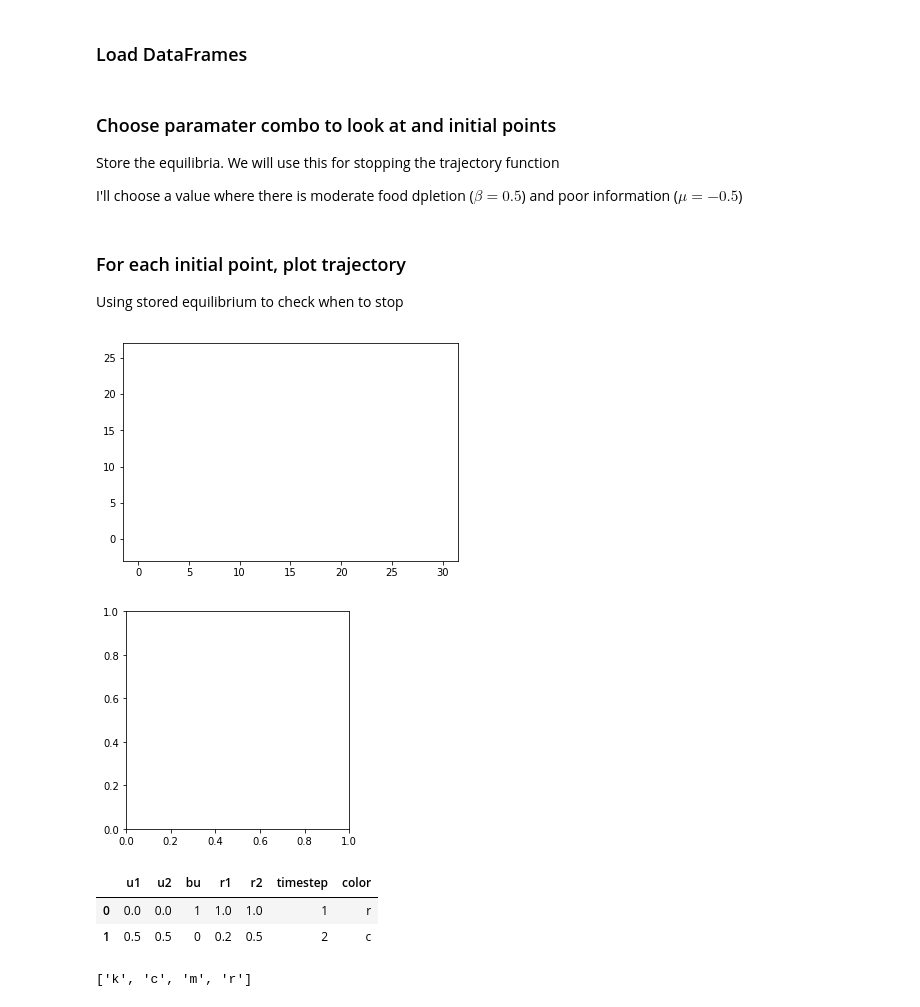
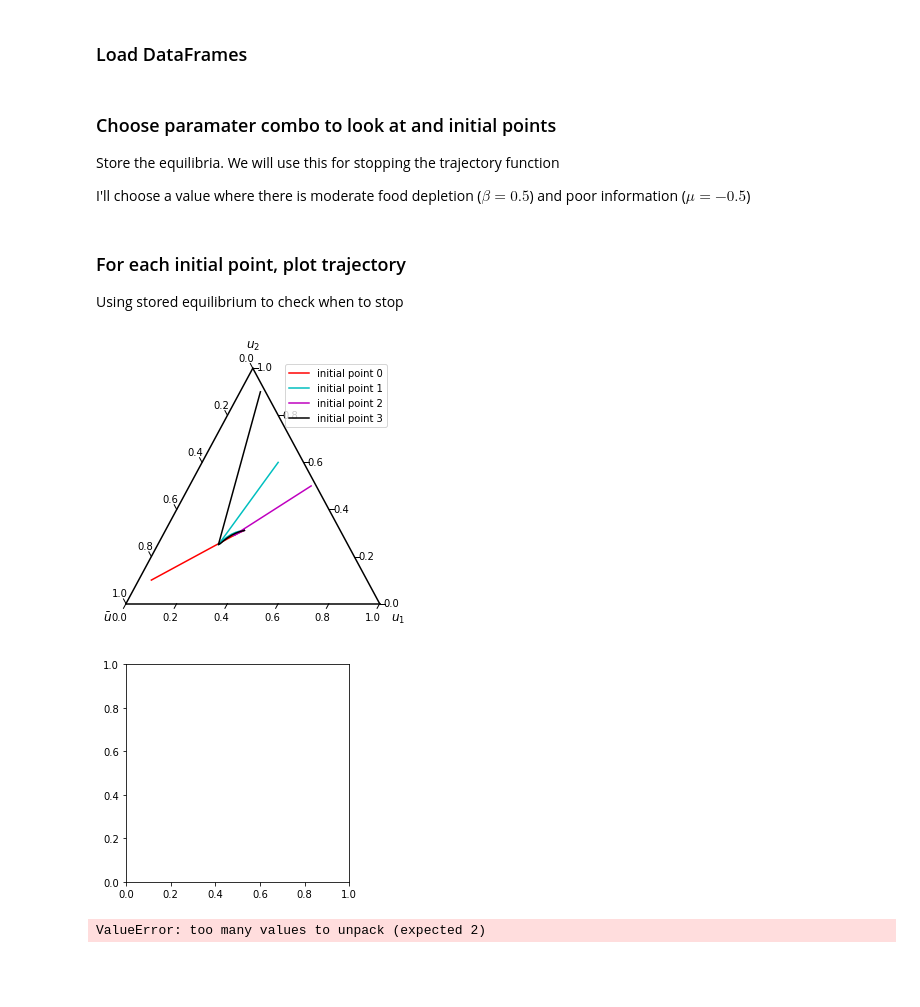
Before and after one commit to taliaborofsky/NumSol-Conformism, a Jupyter notebook: Trajectories.ipynb, the cells around one changed output. Drawn from its saved outputs; the diff is of its cells as text; code cells hidden in the pictures; blank space fills up the shorter version.

Commit message:
plotting trajectories

```diff
--- a/Trajectories.ipynb
+++ b/Trajectories.ipynb
@@ -163,27 +193,30 @@ df_InitialPoints = pd.read_csv('data.csv')
 ### Choose paramater combo to look at and initial points
 Store the equilibria. We will use this for stopping the trajectory function
 
-I'll choose a value where there is moderate food dpletion ($\beta = 0.5$) and poor information ($\mu = -0.5$)
+I'll choose a value where there is moderate food depletion ($\beta = 0.5$) and poor information ($\mu = -0.5$)
 # %%
 # choose equilibria where
 row_init_eq = df_UniqueEquilibria.query('K==0 & x_pos_invades==True & beta == 0.5 & D==0 & mu==-0.5')
 init_pts_all = df_InitialPoints.query('K==0 & beta == 0.5 & D==0 & mu == -0.5')
-init_pts = init_pts_all.sample(4)
+
+colors = ['r','c','m','k']
+# choose initial points
+row1 = init_pts_all.query('u1init==0.05 &  u2init == 0.1 & r1init == 0.45 & r2init ==0.5')
+row2 = init_pts_all.query('u1init==0.3 &  u2init == 0.6 & r1init == 0.05 &  r2init ==0.1 ')
+row3 = init_pts_all.query('u1init==0.48 &  u2init == 0.5 & r1init == 0.45 & r2init ==0.5')
+row4 = init_pts_all.query('u1init==0.08 &  u2init == 0.9 & r1init == 0.05 &  r2init ==0.1 ')
+init_pts = pd.concat([row1,row2,row3,row4])
 # %% [markdown]
 ### For each initial point, plot trajectory
 Using stored equilibrium to check when to stop
 # %%
-tax, fig_u, ax_r, fig_r, trajectories_df = make_internal_traj_plots(init_pts, colors)
+tax, fig_u, ax_r, fig_r, trajectories_df, traj_df_list = make_internal_traj_plots(init_pts, colors)
 # %% [output]
-[figure, old version]
+[figure, new version]
 [figure]
-# %%
-to_return
-# %% [output]
-|  | u1 | u2 | bu | r1 | r2 | timestep | color |
-| 0 | 0.0 | 0.0 | 1 | 1.0 | 1.0 | 1 | r |
-| 1 | 0.5 | 0.5 | 0 | 0.2 | 0.5 | 2 | c |
-# %%
-init_pts.color
-# %% [output]
-['k', 'c', 'm', 'r']
+# %%
+for i, j in range(1,5),range(2,6):
+    print(i)
+    print(j)
+# %% [output]
+ValueError: too many values to unpack (expected 2)
```
Also changed, not shown: parts of 3 cells of this notebook.
